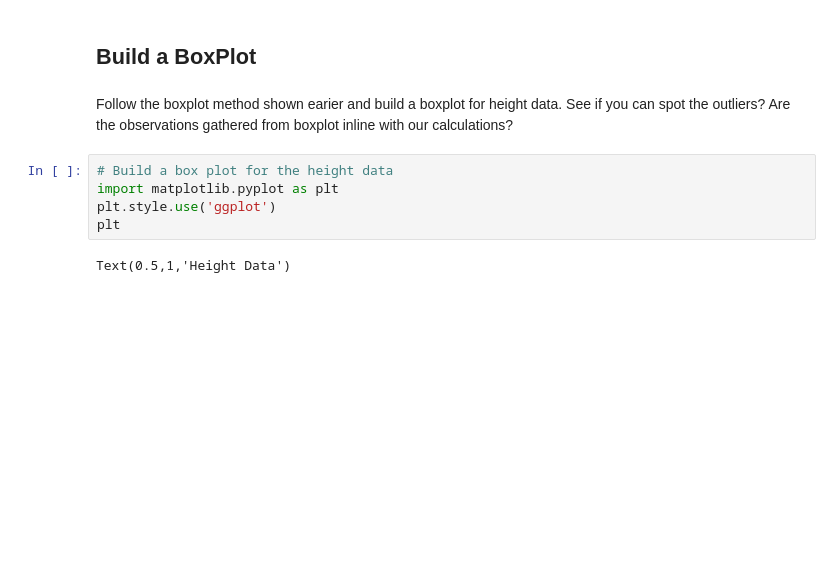
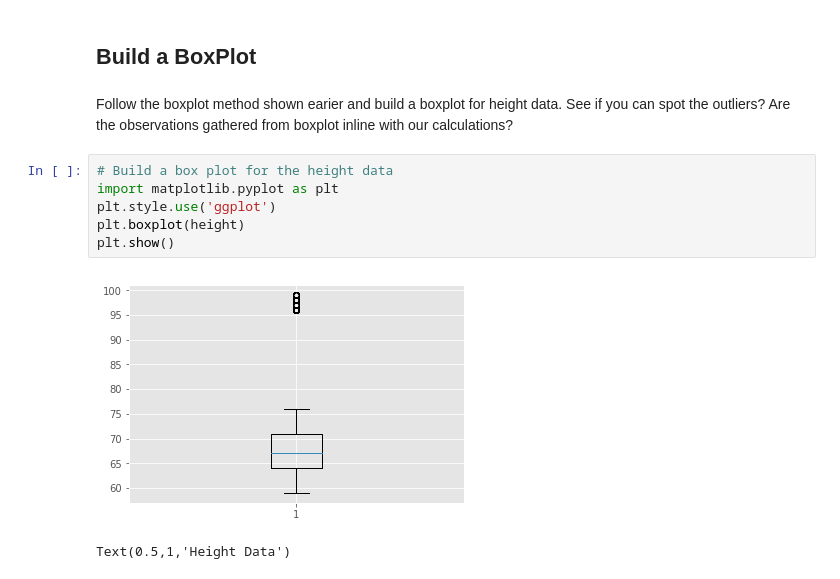
Before and after one commit to alexxlu/dsc-1-02-17-implementing-statistics-with-functions-lab-online-ds-pt-100118, a Jupyter notebook: index.ipynb, the cells around one changed output. Cells and saved outputs as stored; diff of their text form; blank space fills up the shorter version.

```diff
--- a/index.ipynb
+++ b/index.ipynb
@@ -338,8 +338,11 @@ Follow the boxplot method shown earier and build a boxplot for height data. See
 # %%
 # Build a box plot for the height data
 import matplotlib.pyplot as plt
 plt.style.use('ggplot')
-plt
+plt.boxplot(height)
+plt.show()
+# %% [output]
+[figure, added]
 # %%
 # %% [output]
 Text(0.5,1,'Height Data')
```
